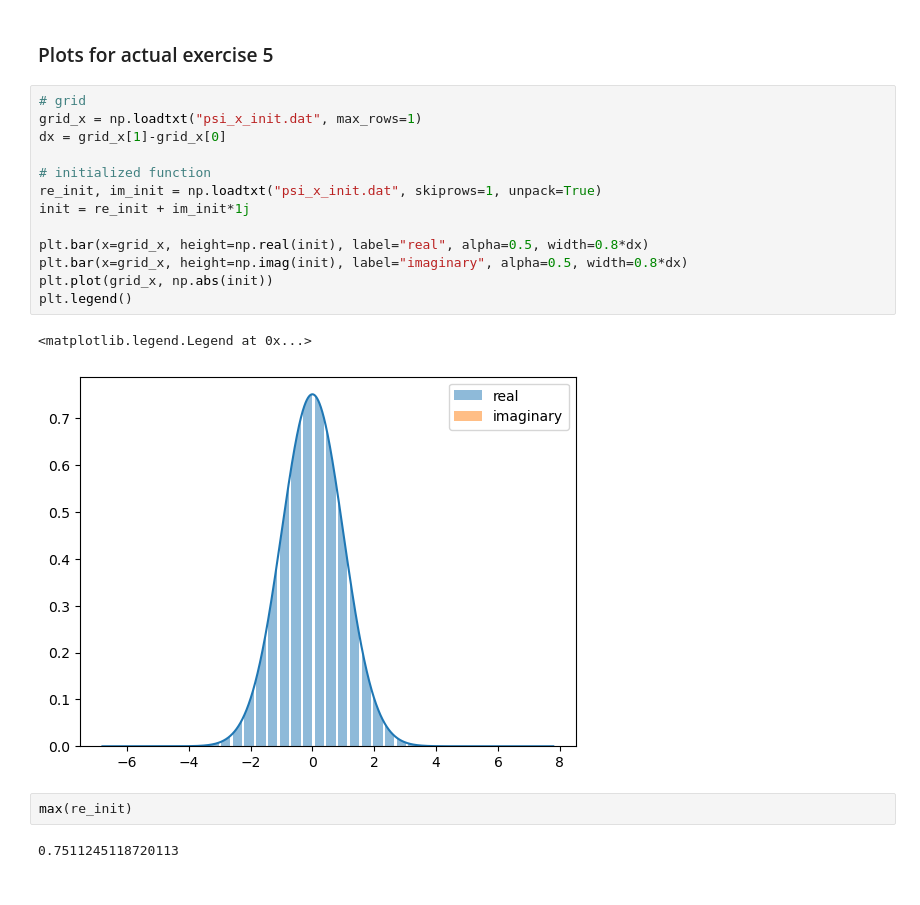
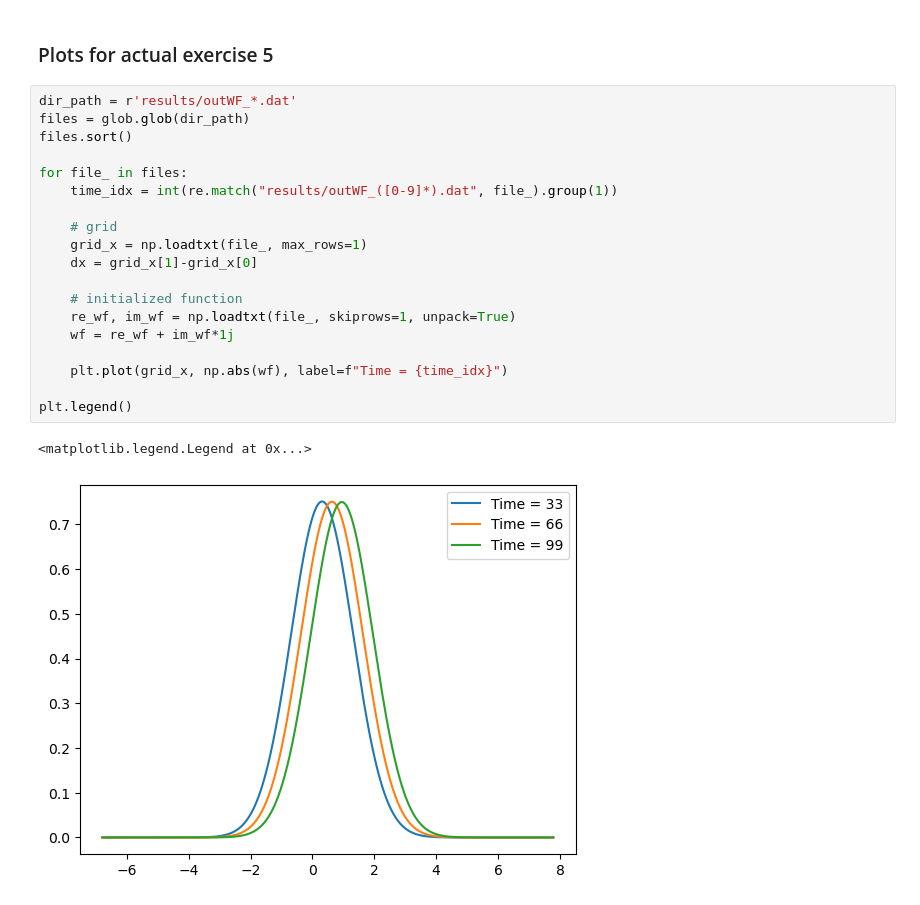
Before and after one commit to PaoloZinesi/QuantumInfoComputing, a Jupyter notebook: Assignment5/EX5/EX5_plots.ipynb, the cells around one changed output. Cells and saved outputs as stored; diff of their text form.

Commit message:
Finished time evolution assign. 5

```diff
--- a/Assignment5/EX5/EX5_plots.ipynb
+++ b/Assignment5/EX5/EX5_plots.ipynb
@@ -64,23 +64,25 @@ plt.legend()
 [figure]
 # %% [markdown]
 ### Plots for actual exercise 5
-# %%
-# grid
-grid_x = np.loadtxt("psi_x_init.dat", max_rows=1)
-dx = grid_x[1]-grid_x[0]
-
-# initialized function
-re_init, im_init = np.loadtxt("psi_x_init.dat", skiprows=1, unpack=True)
-init = re_init + im_init*1j
-
-plt.bar(x=grid_x, height=np.real(init), label="real", alpha=0.5, width=0.8*dx)
-plt.bar(x=grid_x, height=np.imag(init), label="imaginary", alpha=0.5, width=0.8*dx)
-plt.plot(grid_x, np.abs(init))
-plt.legend()
-# %% [output]
-<matplotlib.legend.Legend at 0x...>
-[figure, removed]
-# %%
-max(re_init)
-# %% [output]
-0.7511245118720113
+# %%
+dir_path = r'results/outWF_*.dat'
+files = glob.glob(dir_path)
+files.sort()
+
+for file_ in files:
+    time_idx = int(re.match("results/outWF_([0-9]*).dat", file_).group(1))
+
+    # grid
+    grid_x = np.loadtxt(file_, max_rows=1)
+    dx = grid_x[1]-grid_x[0]
+
+    # initialized function
+    re_wf, im_wf = np.loadtxt(file_, skiprows=1, unpack=True)
+    wf = re_wf + im_wf*1j
+
+    plt.plot(grid_x, np.abs(wf), label=f"Time = {time_idx}")
+
+plt.legend()
+# %% [output]
+<matplotlib.legend.Legend at 0x...>
+[figure, added]
```
Also changed, not shown: parts of 3 cells of this notebook, 3 other files.
